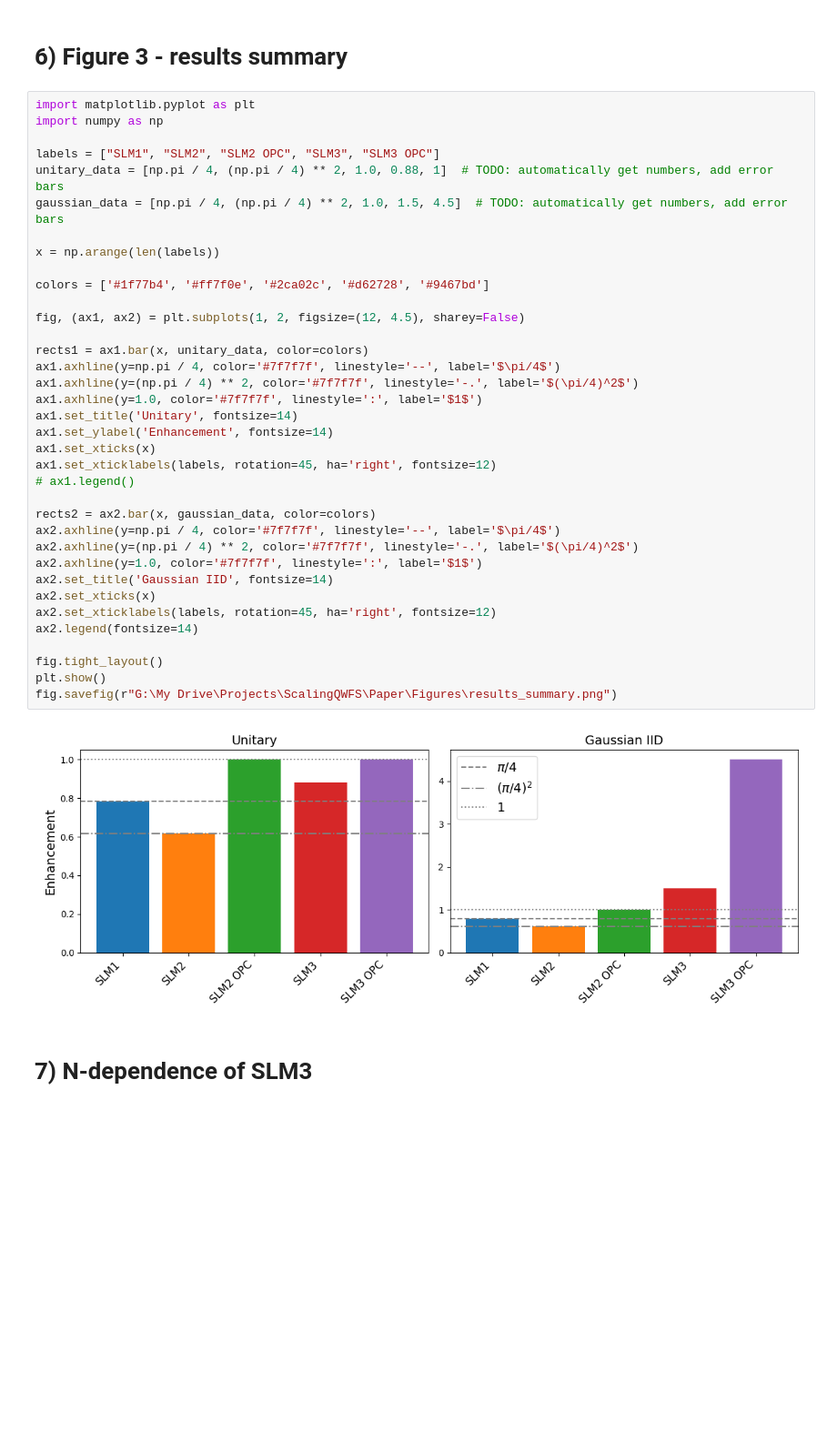
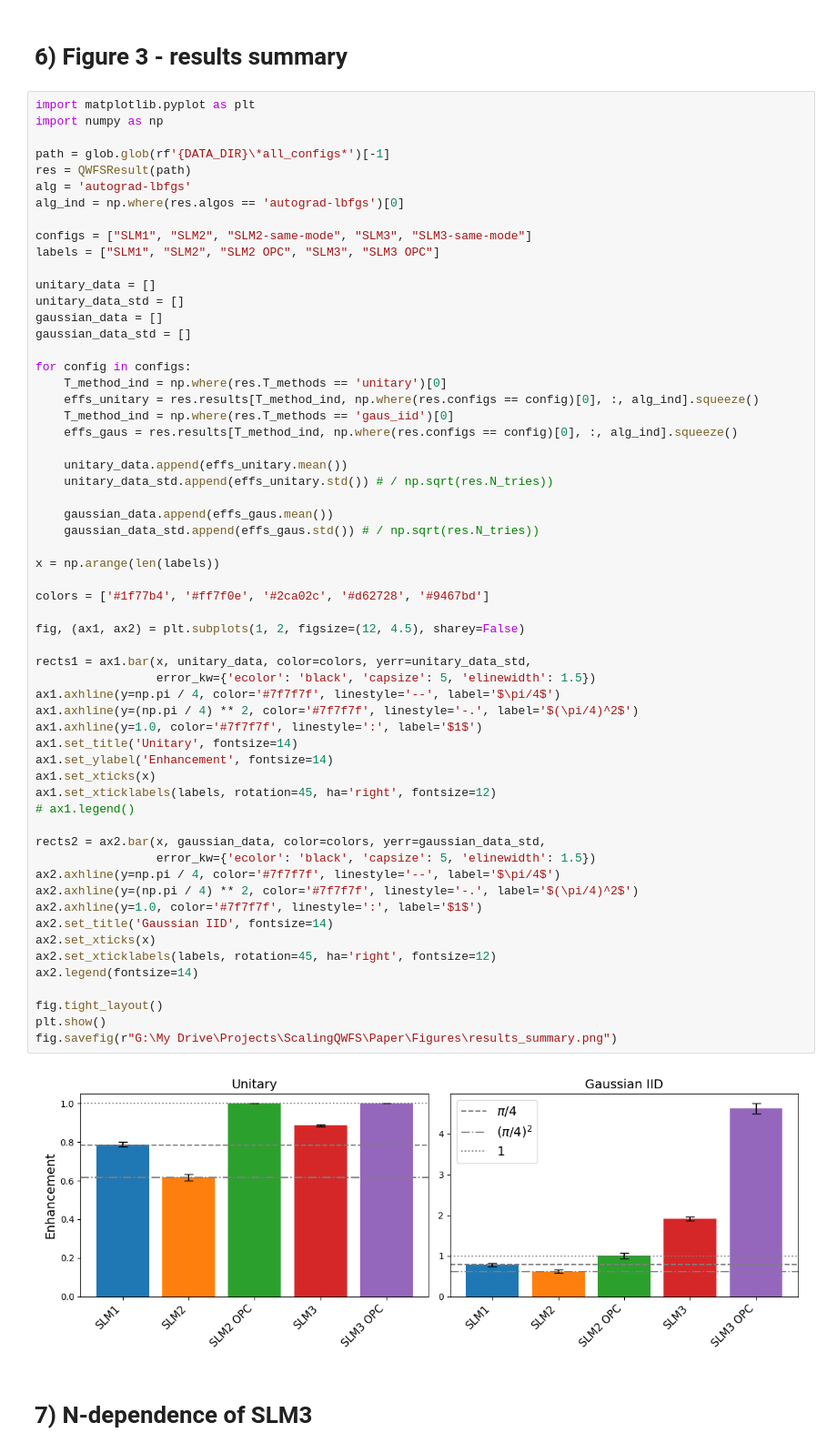
Before and after one commit to rubiaek/qwfs2, a Jupyter notebook: qwfs/view_plots.ipynb, the cells around one changed output. Shown at 91% size. Cells and saved outputs as stored; diff of their text form; blank space fills up the shorter version.

```diff
--- a/qwfs/view_plots.ipynb
+++ b/qwfs/view_plots.ipynb
@@ -255,40 +255,63 @@ fig.savefig(rf'G:\My Drive\Projects\ScalingQWFS\Paper\Figures\zero_pi_phases.png
 import matplotlib.pyplot as plt
 import numpy as np
 
+path = glob.glob(rf'{DATA_DIR}\*all_configs*')[-1]
+res = QWFSResult(path)
+alg = 'autograd-lbfgs'
+alg_ind = np.where(res.algos == 'autograd-lbfgs')[0]
+
+configs = ["SLM1", "SLM2", "SLM2-same-mode", "SLM3", "SLM3-same-mode"]
 labels = ["SLM1", "SLM2", "SLM2 OPC", "SLM3", "SLM3 OPC"]
-unitary_data = [np.pi / 4, (np.pi / 4) ** 2, 1.0, 0.88, 1]  # TODO: automatically get numbers, add error bars
-gaussian_data = [np.pi / 4, (np.pi / 4) ** 2, 1.0, 1.5, 4.5]  # TODO: automatically get numbers, add error bars
+
+unitary_data = []
+unitary_data_std = []
+gaussian_data = []
+gaussian_data_std = []
+
+for config in configs:
+    T_method_ind = np.where(res.T_methods == 'unitary')[0]
+    effs_unitary = res.results[T_method_ind, np.where(res.configs == config)[0], :, alg_ind].squeeze()
+    T_method_ind = np.where(res.T_methods == 'gaus_iid')[0]
+    effs_gaus = res.results[T_method_ind, np.where(res.configs == config)[0], :, alg_ind].squeeze()
+
+    unitary_data.append(effs_unitary.mean())
+    unitary_data_std.append(effs_unitary.std()) # / np.sqrt(res.N_tries))
+
+    gaussian_data.append(effs_gaus.mean())
+    gaussian_data_std.append(effs_gaus.std()) # / np.sqrt(res.N_tries))
 
 x = np.arange(len(labels))
 
 colors = ['#1f77b4', '#ff7f0e', '#2ca02c', '#d62728', '#9467bd']
 
 fig, (ax1, ax2) = plt.subplots(1, 2, figsize=(12, 4.5), sharey=False)
 
-rects1 = ax1.bar(x, unitary_data, color=colors)
+rects1 = ax1.bar(x, unitary_data, color=colors, yerr=unitary_data_std,
+                 error_kw={'ecolor': 'black', 'capsize': 5, 'elinewidth': 1.5})
 ax1.axhline(y=np.pi / 4, color='#7f7f7f', linestyle='--', label='$\pi/4$')
 ax1.axhline(y=(np.pi / 4) ** 2, color='#7f7f7f', linestyle='-.', label='$(\pi/4)^2$')
 ax1.axhline(y=1.0, color='#7f7f7f', linestyle=':', label='$1$')
 ax1.set_title('Unitary', fontsize=14)
 ax1.set_ylabel('Enhancement', fontsize=14)
 ax1.set_xticks(x)
 ax1.set_xticklabels(labels, rotation=45, ha='right', fontsize=12)
 # ax1.legend()
 
-rects2 = ax2.bar(x, gaussian_data, color=colors)
+rects2 = ax2.bar(x, gaussian_data, color=colors, yerr=gaussian_data_std,
+                 error_kw={'ecolor': 'black', 'capsize': 5, 'elinewidth': 1.5})
 ax2.axhline(y=np.pi / 4, color='#7f7f7f', linestyle='--', label='$\pi/4$')
 ax2.axhline(y=(np.pi / 4) ** 2, color='#7f7f7f', linestyle='-.', label='$(\pi/4)^2$')
 ax2.axhline(y=1.0, color='#7f7f7f', linestyle=':', label='$1$')
 ax2.set_title('Gaussian IID', fontsize=14)
 ax2.set_xticks(x)
 ax2.set_xticklabels(labels, rotation=45, ha='right', fontsize=12)
 ax2.legend(fontsize=14)
 
 fig.tight_layout()
 plt.show()
 fig.savefig(r"G:\My Drive\Projects\ScalingQWFS\Paper\Figures\results_summary.png")
 # %% [output]
-[figure, old version]
+[figure, new version]
 # %% [markdown]
 # 7) N-dependence of SLM3
 # %%
```
Also changed, not shown: parts of 3 cells of this notebook, 1 other file.
